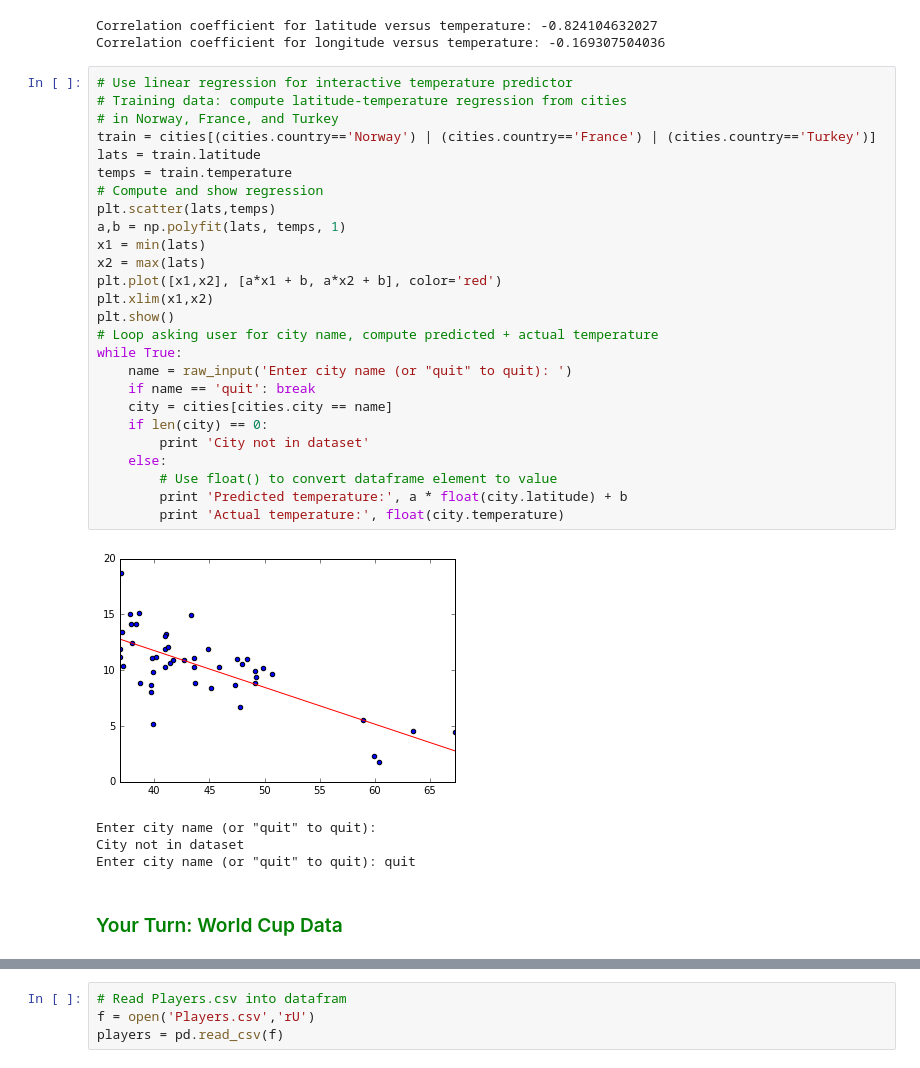
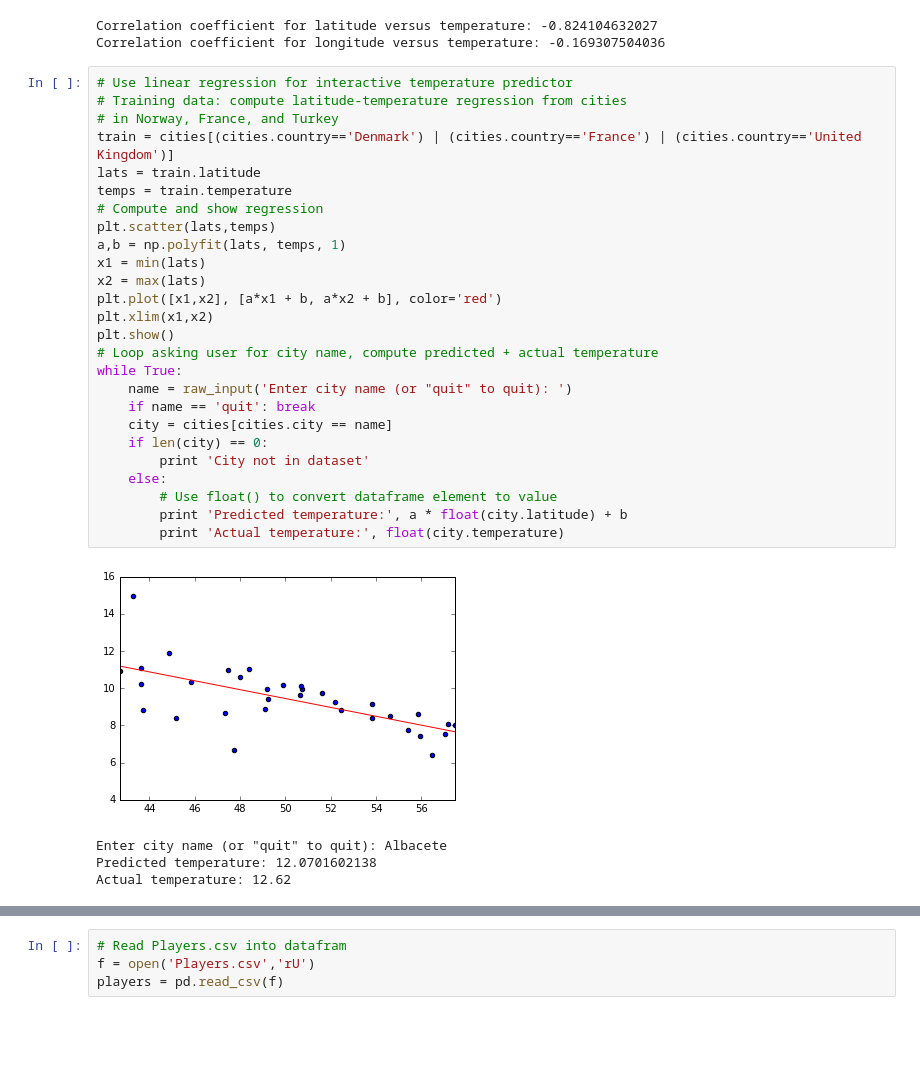
Before and after one commit to CodeandoMonterrey/RPP_DesafioSP, a Jupyter notebook: sesion5/PythonRegression.ipynb, the cells around one changed output, grey strips where cells are left out. Saved outputs shown, nothing was run; the diff lists cells and outputs as text; blank space fills up the shorter version.

```diff
--- a/sesion5/PythonRegression.ipynb
+++ b/sesion5/PythonRegression.ipynb
@@ -48,33 +66,31 @@ Correlation coefficient for longitude versus temperature: -0.169307504036
 # %%
 # Use linear regression for interactive temperature predictor
 # Training data: compute latitude-temperature regression from cities
 # in Norway, France, and Turkey
-train = cities[(cities.country=='Norway') | (cities.country=='France') | (cities.country=='Turkey')]
+train = cities[(cities.country=='Denmark') | (cities.country=='France') | (cities.country=='United Kingdom')]
 lats = train.latitude
 temps = train.temperature
 # Compute and show regression
 plt.scatter(lats,temps)
 a,b = np.polyfit(lats, temps, 1)
 x1 = min(lats)
 x2 = max(lats)
 plt.plot([x1,x2], [a*x1 + b, a*x2 + b], color='red')
 plt.xlim(x1,x2)
 plt.show()
 # Loop asking user for city name, compute predicted + actual temperature
 while True:
     name = raw_input('Enter city name (or "quit" to quit): ')
     if name == 'quit': break
     city = cities[cities.city == name]
     if len(city) == 0:
         print 'City not in dataset'
     else:
         # Use float() to convert dataframe element to value
         print 'Predicted temperature:', a * float(city.latitude) + b
         print 'Actual temperature:', float(city.temperature)
 # %% [output]
-[figure, old version]
+[figure, new version]
-Enter city name (or "quit" to quit):
-City not in dataset
-Enter city name (or "quit" to quit): quit
+Enter city name (or "quit" to quit): Albacete
+Predicted temperature: 12.0701602138
+Actual temperature: 12.62
-# %% [markdown]
-### <font color="green">Your Turn: World Cup Data</font>
```
Also changed, not shown: parts of 4 cells of this notebook, 5 other files.
